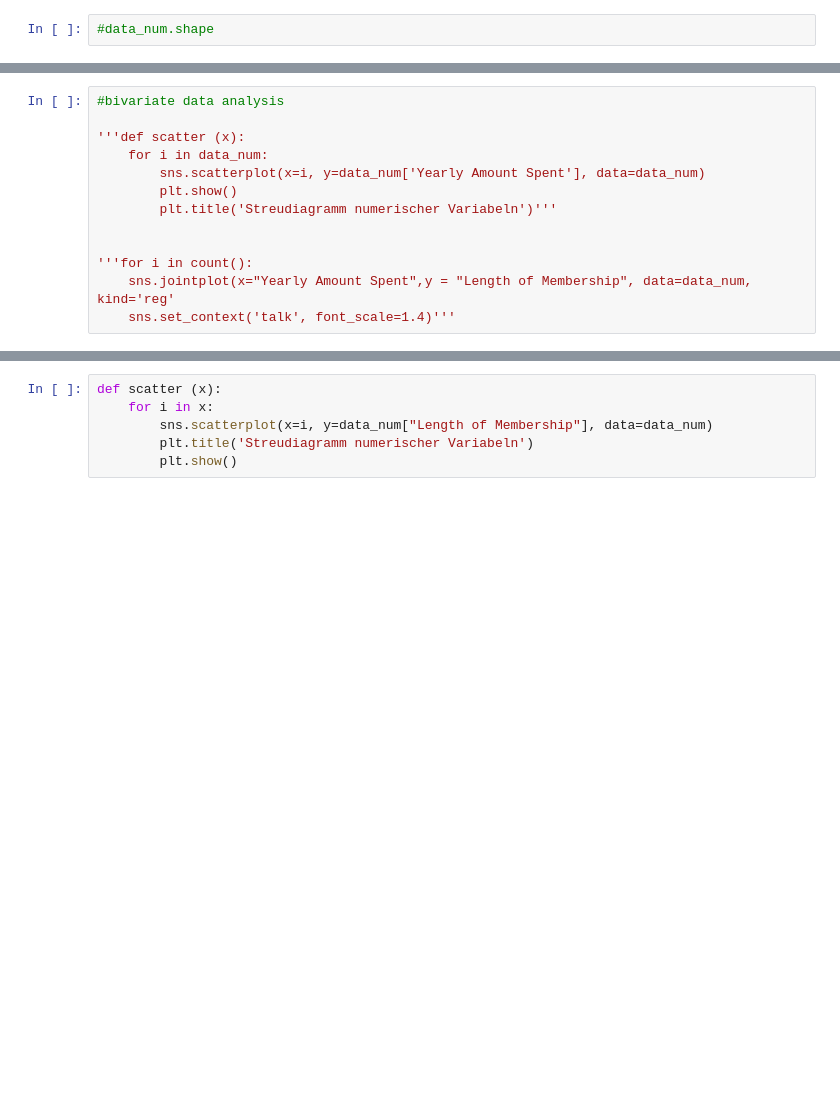
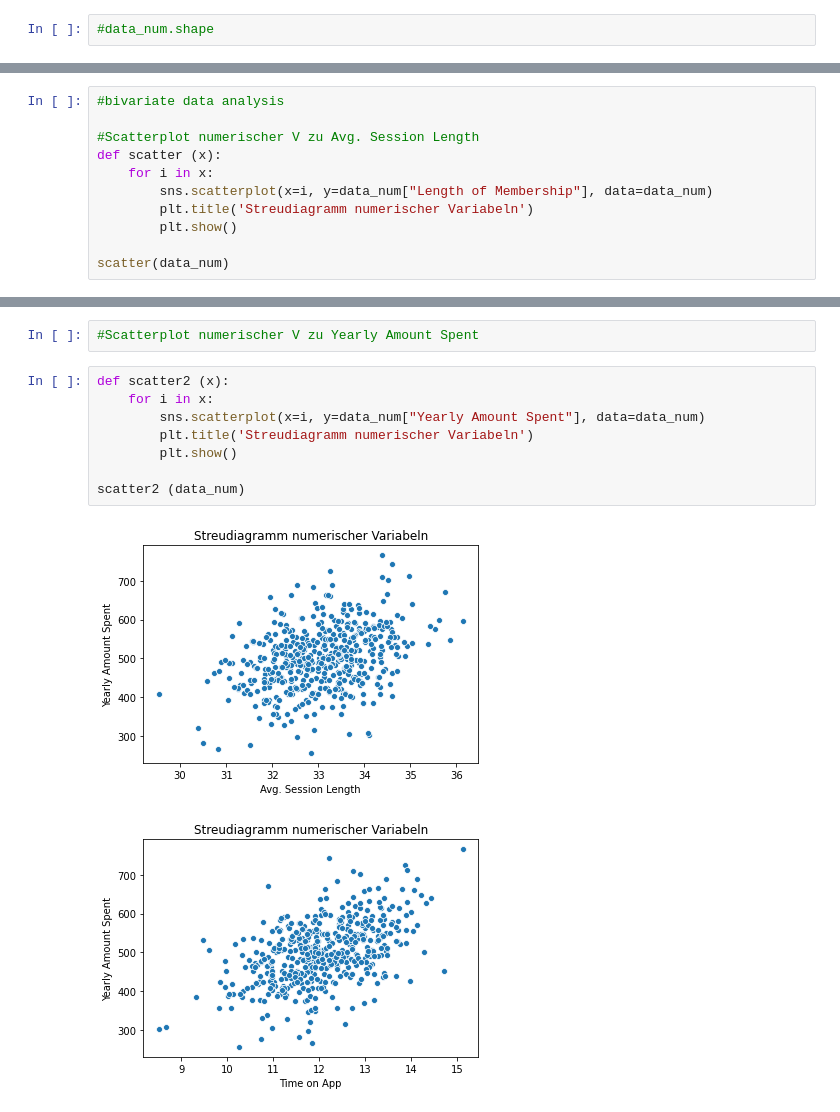
Before and after one commit to JustinSms/Ecommerce_Clustering_2, a Jupyter notebook: visualisation.ipynb, the cells around one changed output, grey strips where cells are left out. Drawn from its saved outputs; the diff is of its cells as text; blank space fills up the shorter version.

```diff
--- a/visualisation.ipynb
+++ b/visualisation.ipynb
@@ -33,14 +32,12 @@ distplot(data_num)
 # %%
 #bivariate data analysis
 
-'''def scatter (x):
-    for i in data_num:
-        sns.scatterplot(x=i, y=data_num['Yearly Amount Spent'], data=data_num)
+#Scatterplot numerischer V zu Avg. Session Length
+def scatter (x):
+    for i in x:
+        sns.scatterplot(x=i, y=data_num["Length of Membership"], data=data_num)
+        plt.title('Streudiagramm numerischer Variabeln')
         plt.show()
-        plt.title('Streudiagramm numerischer Variabeln')'''
 
-
-'''for i in count():
-    sns.jointplot(x="Yearly Amount Spent",y = "Length of Membership", data=data_num, kind='reg'
-    sns.set_context('talk', font_scale=1.4)'''
+scatter(data_num)
 # %% [output]
@@ -48,6 +49,13 @@ distplot(data_num)
+# %%
+#Scatterplot numerischer V zu Yearly Amount Spent
 # %%
-def scatter (x):
+def scatter2 (x):
     for i in x:
-        sns.scatterplot(x=i, y=data_num["Length of Membership"], data=data_num)
+        sns.scatterplot(x=i, y=data_num["Yearly Amount Spent"], data=data_num)
         plt.title('Streudiagramm numerischer Variabeln')
         plt.show()
+
+scatter2 (data_num)
+# %% [output]
+[figure, added]
+[figure, added]
```
Also changed, not shown: parts of 9 cells of this notebook.
